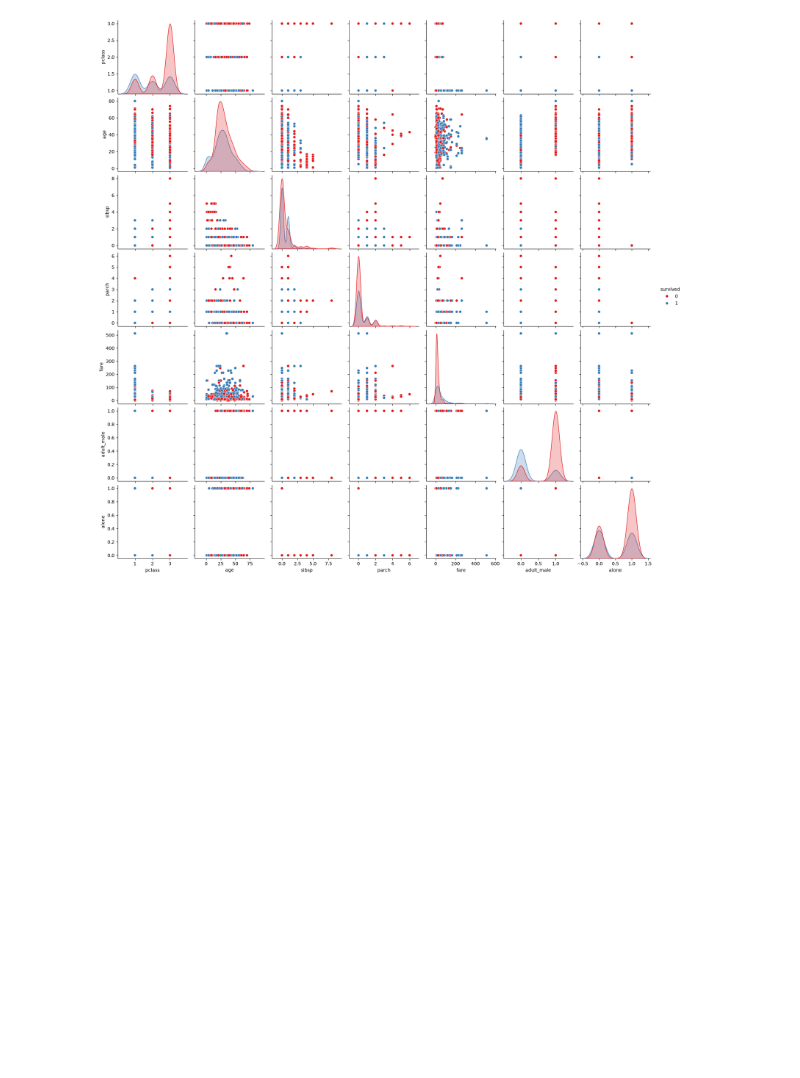
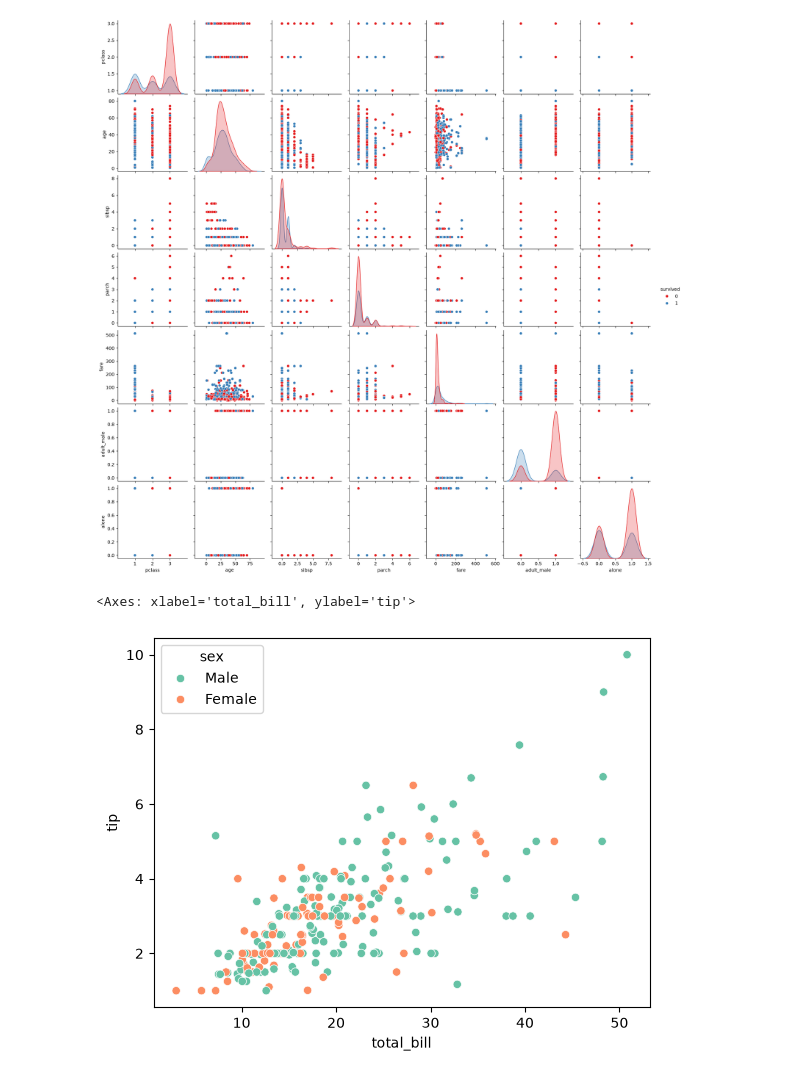
Before and after one commit to adilfarooqkhan-ds/Analytics, a Jupyter notebook: Seaborn/index.ipynb, the cells around one changed output. Cells and saved outputs as stored; diff of their text form; code cells hidden in the pictures; blank space fills up the shorter version.

```diff
--- a/Seaborn/index.ipynb
+++ b/Seaborn/index.ipynb
@@ -268,3 +268,10 @@ sns.pairplot(data=d,hue='survived',palette='Set1')
 # %% [output]
 <seaborn.axisgrid.PairGrid at 0x...>
 [figure]
+# %%
+ddd=sns.load_dataset('tips')
+# %%
+sns.scatterplot(y='tip',x='total_bill',hue='sex',data=ddd,palette='Set2')
+# %% [output]
+<Axes: xlabel='total_bill', ylabel='tip'>
+[figure, added]
```
Also changed, not shown: parts of 4 cells of this notebook.
